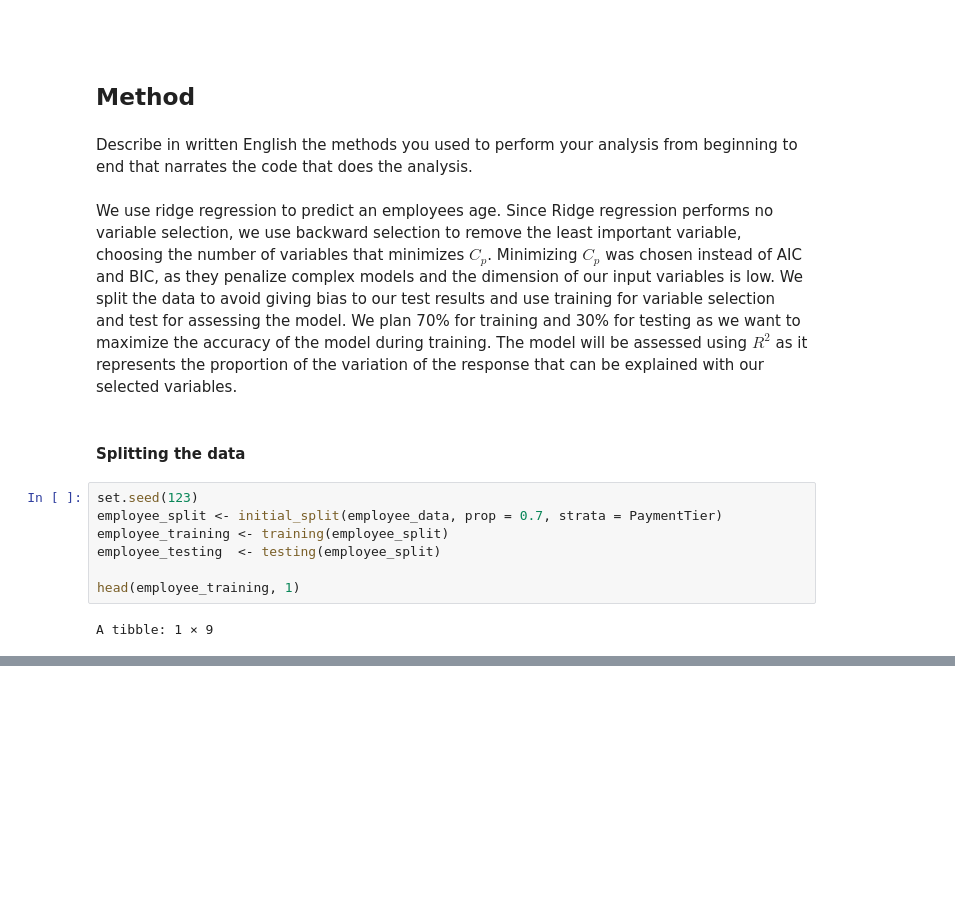
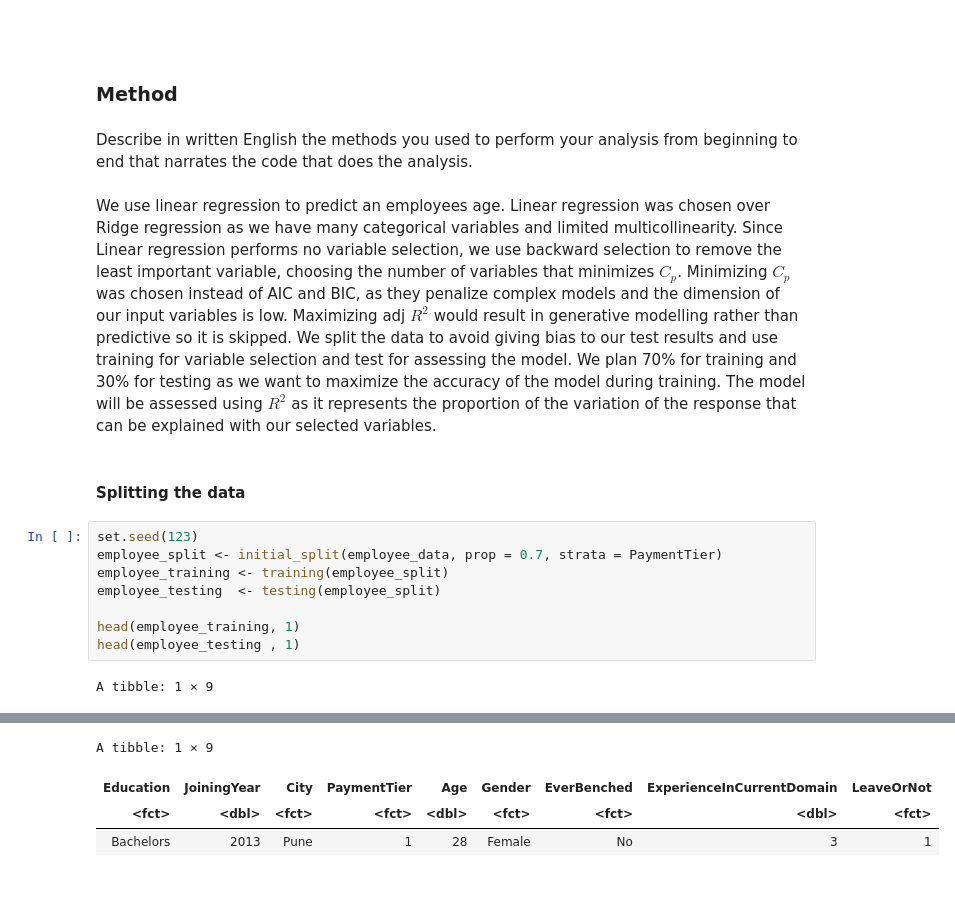
Before and after one commit to zhtgeneral/stat301-20, a Jupyter notebook: ProjectQuestion (1).ipynb, the cells around one changed output, grey strips where cells are left out. Saved outputs shown, nothing was run; the diff lists cells and outputs as text; blank space fills up the shorter version.

```diff
--- a/ProjectQuestion (1).ipynb
+++ b/ProjectQuestion (1).ipynb
@@ -189,13 +170,15 @@ Overall, it seems like the explanatory variables aren't explaining the response
 # %% [markdown]
 <br>
 # %% [markdown]
-## **Method**
+### **Method**
 # %% [markdown]
 Describe in written English the methods you used to perform your analysis from beginning to end that narrates the code that does the analysis.
 # %% [markdown]
-We use ridge regression to predict an employees age.
-Since Ridge regression performs no variable selection, we use backward selection to remove the least important variable, choosing the number of variables that minimizes $C_p$.
+We use linear regression to predict an employees age.
+Linear regression was chosen over Ridge regression as we have many categorical variables and limited multicollinearity.
+Since Linear regression performs no variable selection, we use backward selection to remove the least important variable, choosing the number of variables that minimizes $C_p$.
 Minimizing $C_p$ was chosen instead of AIC and BIC, as they penalize complex models and the dimension of our input variables is low.
+Maximizing adj $R^2$ would result in generative modelling rather than predictive so it is skipped.
 We split the data to avoid giving bias to our test results and use training for variable selection and test for assessing the model.
 We plan 70% for training and 30% for testing as we want to maximize the accuracy of the model during training.
 The model will be assessed using $R^2$ as it represents the proportion of the variation of the response that can be explained with our selected variables.
@@ -204,15 +187,20 @@ The model will be assessed using $R^2$ as it represents the proportion of the va
 # %%
 set.seed(123)
 employee_split <- initial_split(employee_data, prop = 0.7, strata = PaymentTier)
 employee_training <- training(employee_split)
 employee_testing  <- testing(employee_split)
 
 head(employee_training, 1)
+head(employee_testing , 1)
 # %% [output]
 A tibble: 1 × 9
 | Education | JoiningYear | City | PaymentTier | Age | Gender | EverBenched | ExperienceInCurrentDomain | LeaveOrNot |
 | <fct> | <dbl> | <fct> | <fct> | <dbl> | <fct> | <fct> | <dbl> | <fct> |
 | Masters | 2017 | New Delhi | 2 | 37 | Male | No | 2 | 0 |
+A tibble: 1 × 9
+| Education | JoiningYear | City | PaymentTier | Age | Gender | EverBenched | ExperienceInCurrentDomain | LeaveOrNot |
+| <fct> | <dbl> | <fct> | <fct> | <dbl> | <fct> | <fct> | <dbl> | <fct> |
+| Bachelors | 2013 | Pune | 1 | 28 | Female | No | 3 | 1 |
 # %% [markdown]
 <br>
 # %% [markdown]
```
Also changed, not shown: parts of 15 cells of this notebook.
